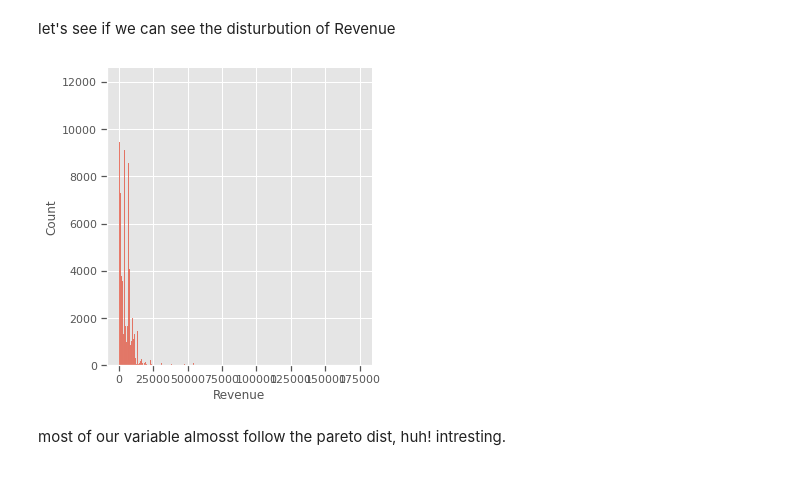
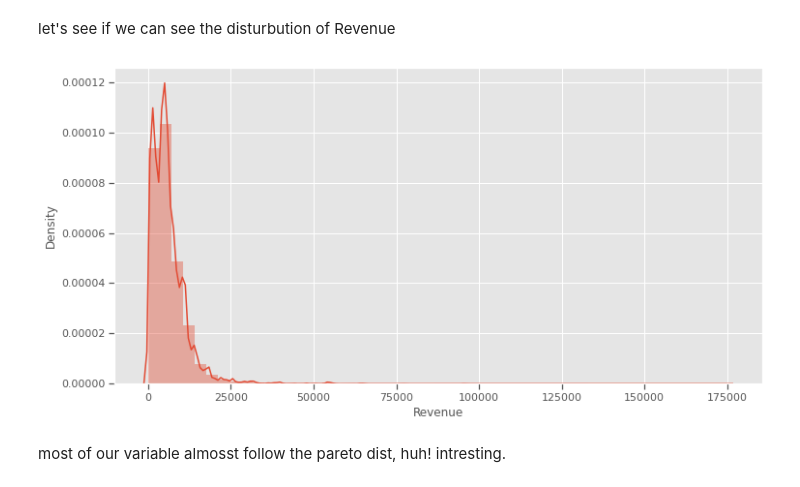
Before and after one commit to alephba/interview_tasks, a Jupyter notebook: src/notebook.ipynb, the cells around one changed output. Saved outputs shown, nothing was run; the diff lists cells and outputs as text; code cells hidden in the pictures.

```diff
--- a/src/notebook.ipynb
+++ b/src/notebook.ipynb
@@ -113,10 +108,10 @@ logger.info(
 # %% [markdown]
 let's see if we can see the disturbution of Revenue
 # %%
-sns.displot(revenue.Revenue)
+sns.distplot(revenue.Revenue)
 plt.show()
 # %% [output]
-[figure, old version]
+[figure, new version]
 # %% [markdown]
 most of our variable almosst follow the pareto dist, huh! intresting.
 # %% [markdown]
```
Also changed, not shown: parts of 35 cells of this notebook, 2 other files.
